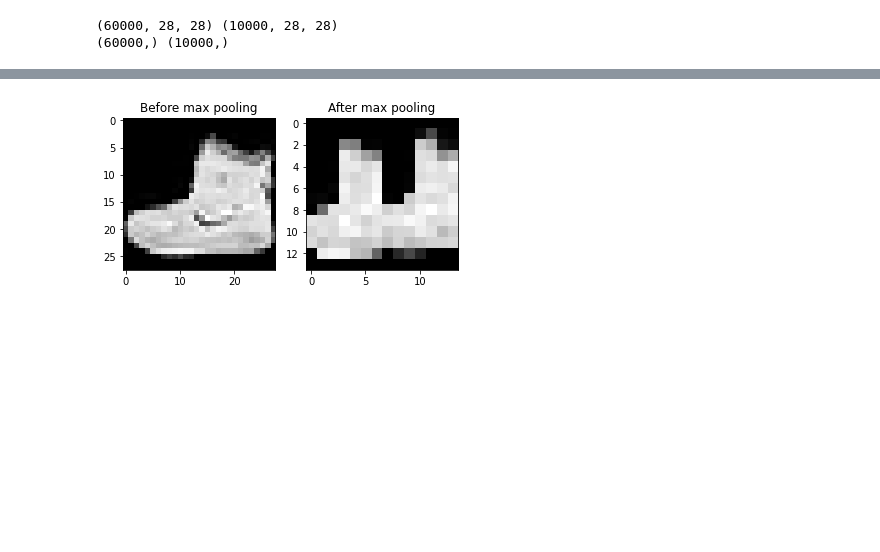
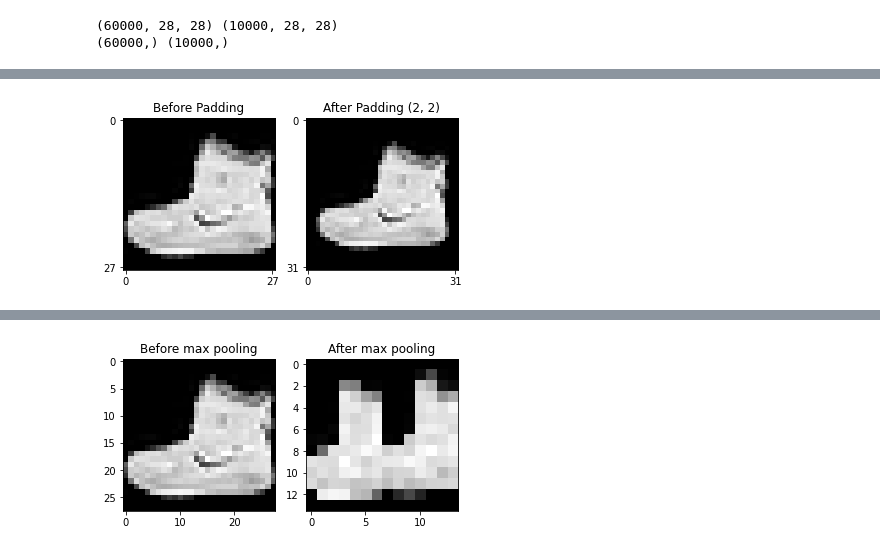
Before and after one commit to ethanolx/Fashion-CIFAR10-CV-py, a Jupyter notebook: part-c/explore.ipynb, the cells around one changed output, grey strips where cells are left out. Cells and saved outputs as stored; diff of their text form; code cells hidden in the pictures; blank space fills up the shorter version.

```diff
--- a/part-c/explore.ipynb
+++ b/part-c/explore.ipynb
@@ -67,0 +87,4 @@ def pad(arr: np.ndarray, h_pad: int = 0, v_pad: int = 0):
+# %%
+compare_padded_image(X_train, sample=0, h_pad=2, v_pad=2)
+# %% [output]
+[figure, added]
```
Also changed, not shown: parts of 35 cells of this notebook, 3 other files.
